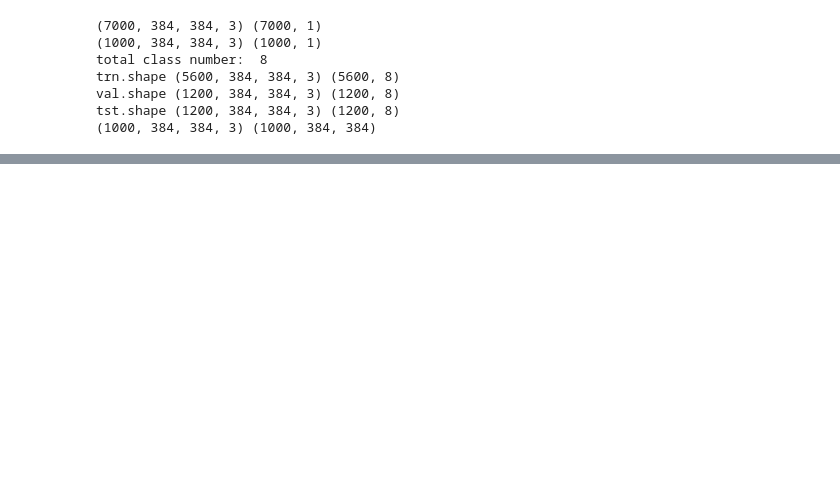
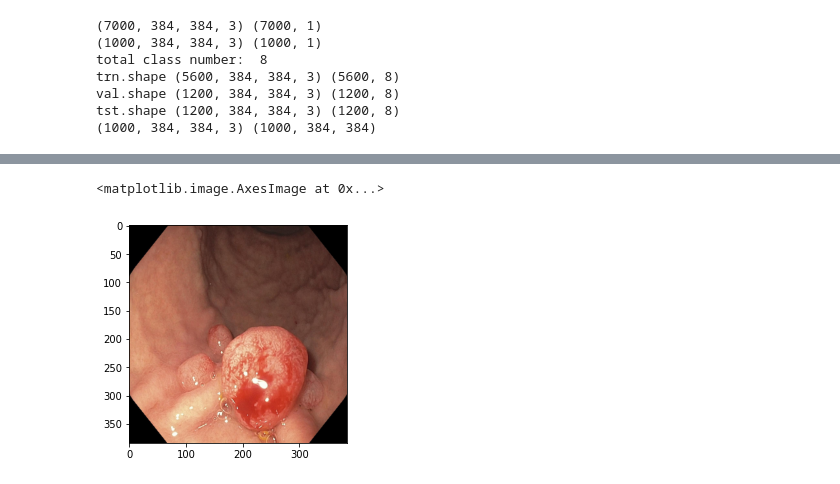
Before and after one commit to hjm9702/Kvasir-XAI, a Jupyter notebook: XAI_method/gradcam_module.ipynb, the cells around one changed output, grey strips where cells are left out. Cells and saved outputs as stored; diff of their text form; code cells hidden in the pictures; blank space fills up the shorter version.

```diff
--- a/XAI_method/gradcam_module.ipynb
+++ b/XAI_method/gradcam_module.ipynb
@@ -223,0 +245,5 @@ def gradcam_evaluation(gradcam_heatmap, Y_tst):
+# %%
+plt.imshow(X_trn_s[0])
+# %% [output]
+<matplotlib.image.AxesImage at 0x...>
+[figure, added]
```
Also changed, not shown: parts of 20 cells of this notebook, 1 other file.
